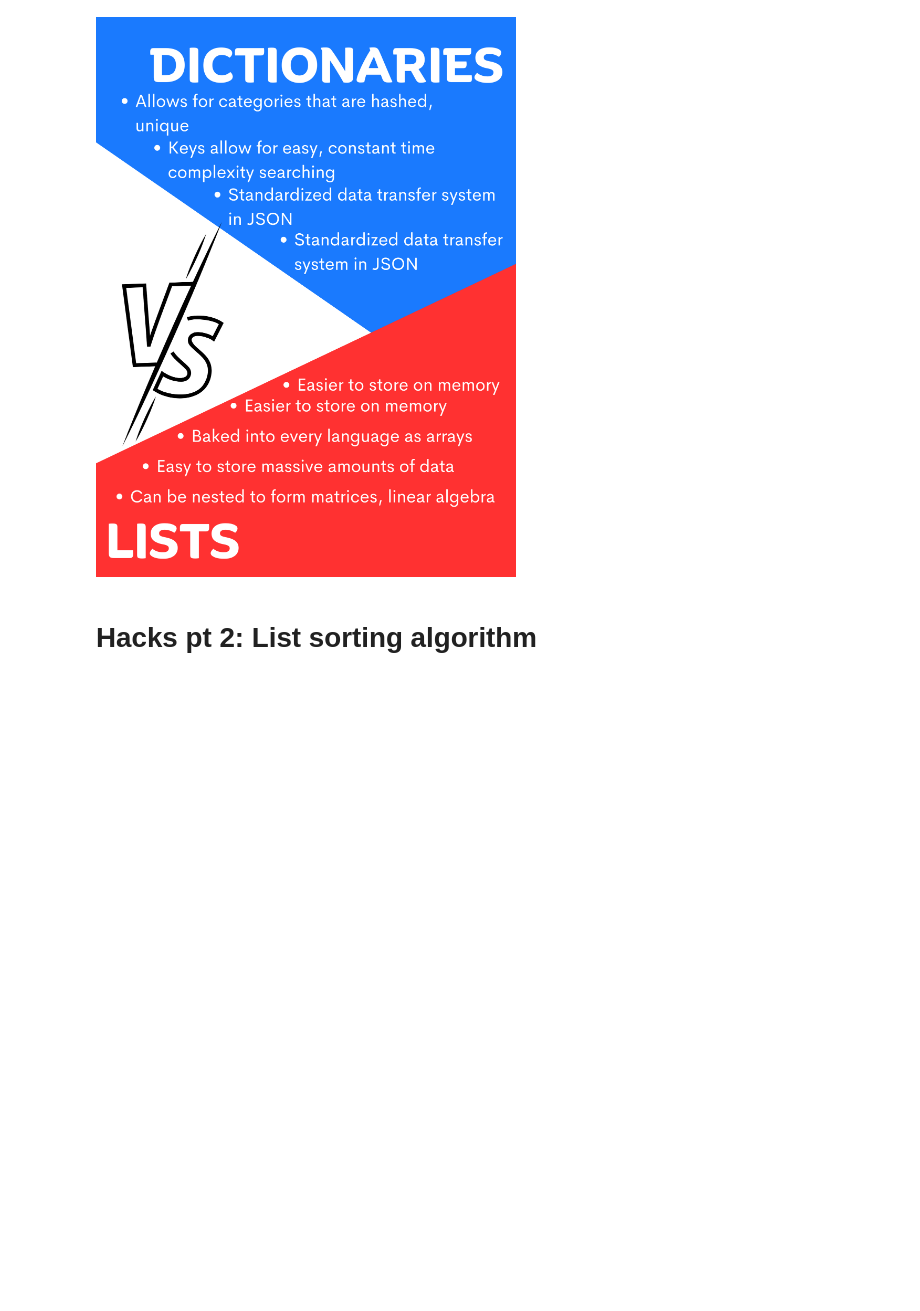
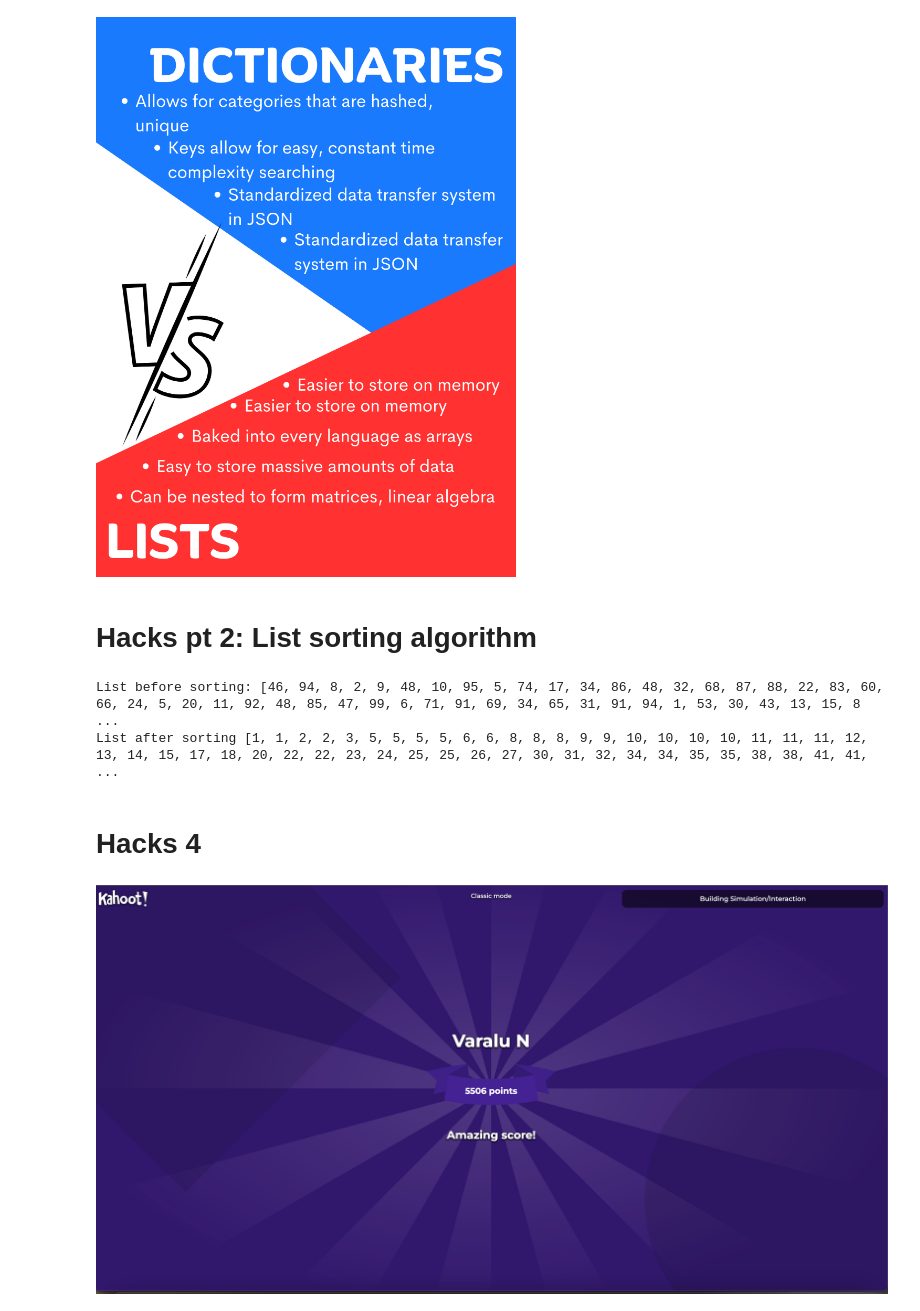
Before and after one commit to nVarap/blog, a Jupyter notebook: _notebooks/2023-04-28-simualtionhacks.ipynb, the cells around one changed output. Drawn from its saved outputs; the diff is of its cells as text; code cells hidden in the pictures; blank space fills up the shorter version.

```diff
--- a/_notebooks/2023-04-28-simualtionhacks.ipynb
+++ b/_notebooks/2023-04-28-simualtionhacks.ipynb
@@ -16,25 +16,16 @@ lst = [random.randint(1, 100) for i in range(100)]
 
 def mergeSort(arr):
     if len(arr) > 1:
-
-         # Finding the mid of the array
         mid = len(arr)//2
-
-        # Dividing the array elements
         L = arr[:mid]
-
-        # into 2 halves
         R = arr[mid:]
-
-        # Sorting the first half
-        mergeSort(L)
-
-        # Sorting the second half
+        mergeSort(L) # recursion, recur to sort lists
         mergeSort(R)
 
-        i = j = k = 0
+        i = 0
+        j = 0
+        k = 0
 
-        # Copy data to temp arrays L[] and R[]
         while i < len(L) and j < len(R):
             if L[i] <= R[j]:
                 arr[k] = L[i]
@@ -44,7 +35,6 @@ def mergeSort(arr):
                 j += 1
             k += 1
 
-        # Checking if any element was left
         while i < len(L):
             arr[k] = L[i]
             i += 1
@@ -55,7 +45,22 @@ def mergeSort(arr):
             j += 1
             k += 1
 
-# sort a random lsit
+# sort a random list
+
 
 print(f"List before sorting: {lst}")
-print(f"List after sorting {mergeSort(lst)}")
+mergeSort(lst)
+print(f"List after sorting {lst}")
+# %% [output]
+List before sorting: [46, 94, 8, 2, 9, 48, 10, 95, 5, 74, 17, 34, 86, 48, 32, 68, 87, 88, 22, 83, 60, 66, 24, 5, 20, 11, 92, 48, 85, 47, 99, 6, 71, 91, 69, 34, 65, 31, 91, 94, 1, 53, 30, 43, 13, 15, 8 ...
+List after sorting [1, 1, 2, 2, 3, 5, 5, 5, 5, 6, 6, 8, 8, 8, 9, 9, 10, 10, 10, 10, 11, 11, 11, 12, 13, 14, 15, 17, 18, 20, 22, 22, 23, 24, 25, 25, 26, 27, 30, 31, 32, 34, 34, 35, 35, 38, 38, 41, 41,  ...
+# %% [markdown]
+# Hacks 4
+# %%
+from PIL import Image
+
+
+im = Image.open("/Users/vn1/myblog/blog/_notebooks/images/kahoot.png")
+display(im)
+# %% [output]
+[figure, added]
```
Also changed, not shown: parts of 2 cells of this notebook, 3 other files.
